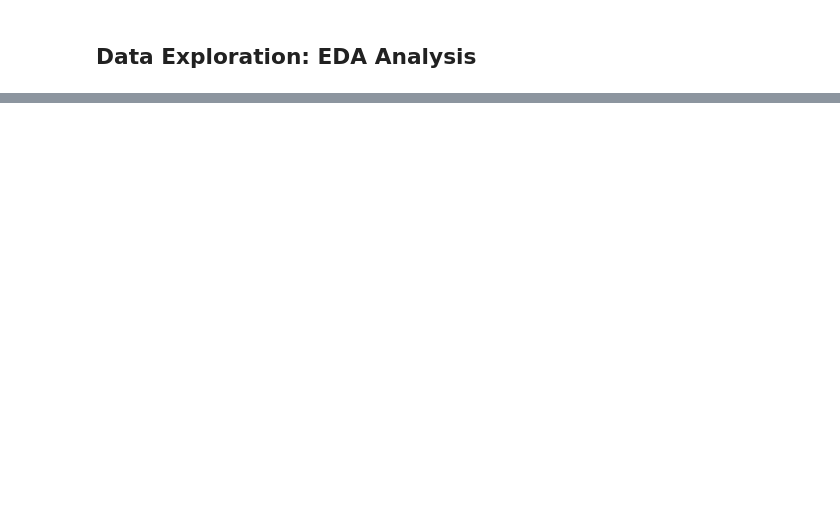
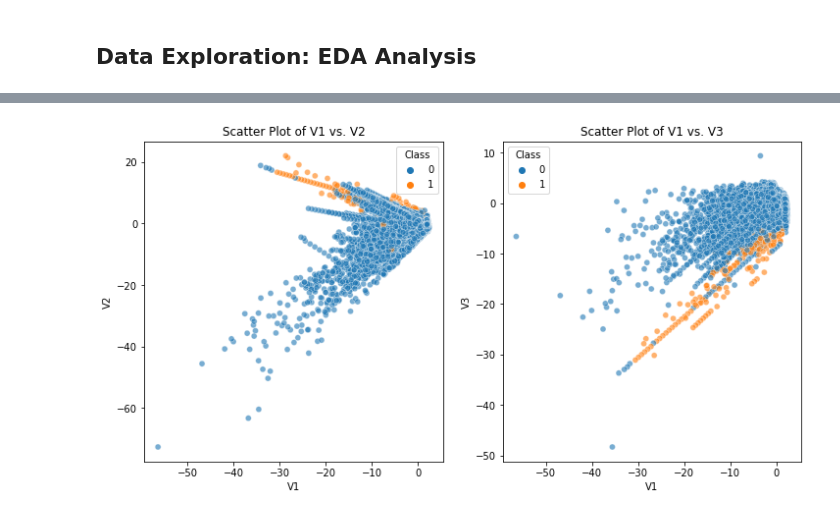
Before and after one commit to Edna722/CODSOFT_ML, a Jupyter notebook: Credit Card fraud detection _task 5.ipynb, the cells around one changed output, grey strips where cells are left out. Saved outputs shown, nothing was run; the diff lists cells and outputs as text; code cells hidden in the pictures; blank space fills up the shorter version.

```diff
--- a/Credit Card fraud detection _task 5.ipynb
+++ b/Credit Card fraud detection _task 5.ipynb
@@ -178,0 +212,14 @@ plot_histogram(credit_data)
+# %%
+# 1.4. Scatter Plots
+plt.figure(figsize=(12, 6))
+plt.subplot(121)
+sns.scatterplot(x='V1', y='V2', data=credit_data, hue='Class', alpha=0.6)
+plt.title('Scatter Plot of V1 vs. V2')
+
+plt.subplot(122)
+sns.scatterplot(x='V1', y='V3', data=credit_data, hue='Class', alpha=0.6)
+plt.title('Scatter Plot of V1 vs. V3')
+
+plt.show()
+# %% [output]
+[figure, added]
```
Also changed, not shown: parts of 13 cells of this notebook.
